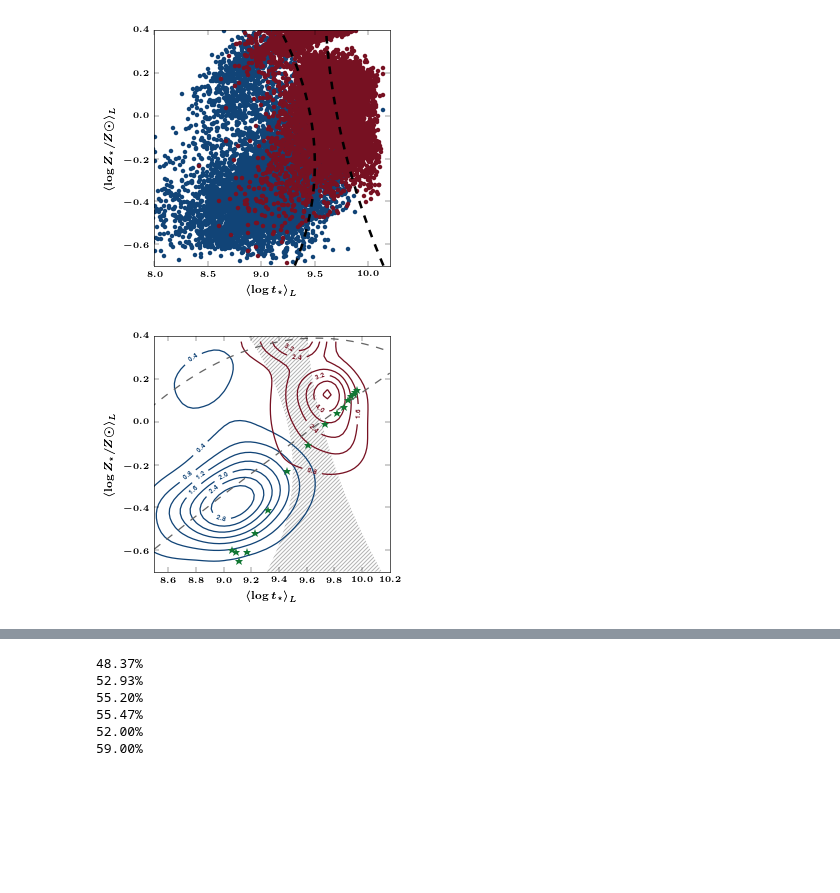
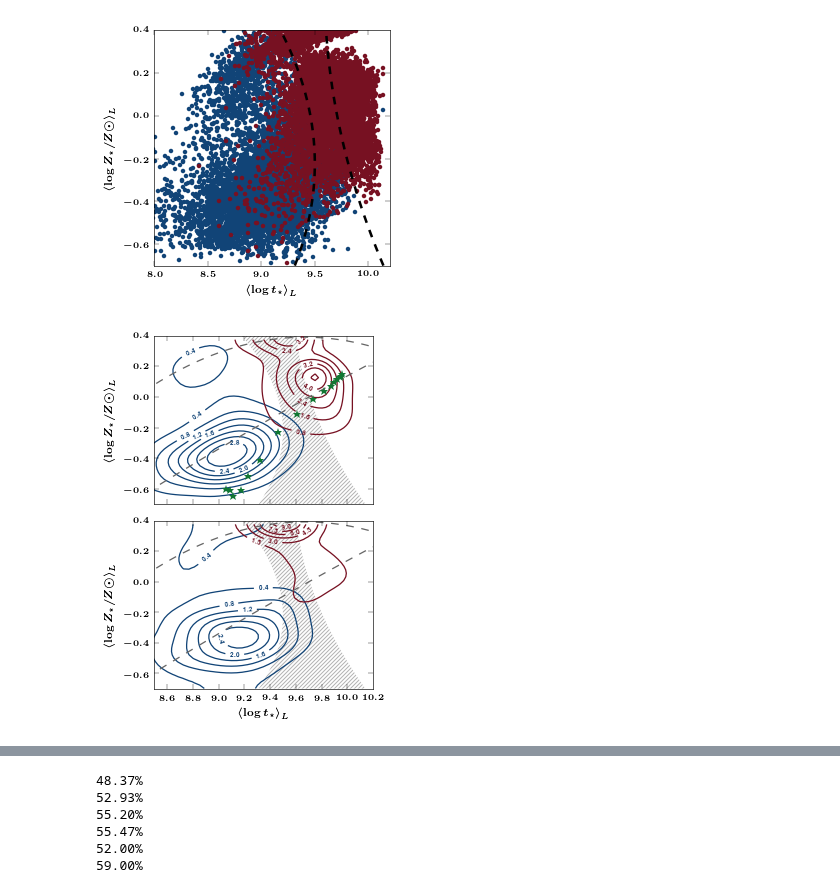
Before and after one commit to ajmejia/notebooks, a Jupyter notebook: RealDeal.ipynb, the cells around one changed output, grey strips where cells are left out. Cells and saved outputs as stored; diff of their text form; code cells hidden in the pictures; blank space fills up the shorter version.

Commit message:
joined J-PAS & SPEC versions of the AMR for a better presentation

```diff
--- a/RealDeal.ipynb
+++ b/RealDeal.ipynb
@@ -171,40 +171,62 @@ print (S[pagal, 0]>model(parr, [S[pagal, 1]])).sum()*100.0/(pagal).sum()
 93.7665782493
 [figure]
 # %%
+fig, axs = subplots(2, 1, figsize=(3.3, 4.5), sharex=True, sharey=True)
+
 xlim(8.5, 10.2)
 ylim(-0.7, 0.4)
-xlabel(par_lbs[2])
-ylabel(par_lbs[4])
+axs[1].set_xlabel(par_lbs[2])
+axs[0].set_ylabel(par_lbs[4])
+axs[1].set_ylabel(par_lbs[4])
 
-mask = (sfgal[:])
-nx, xi, xf, bsx = nbins(S[:, 0][mask])
-ny, yi, yf, bsy = nbins(S[:, 1][mask])
+nx, xi, xf, bsx = nbins(S[:, 0][sfgal])
+ny, yi, yf, bsy = nbins(S[:, 1][sfgal])
 
-H, xe, ye = histogram2d(S[:, 0][mask], S[:, 1][mask], bins=(nx, ny), normed=True)
+H, xe, ye = histogram2d(S[:, 0][sfgal], S[:, 1][sfgal], bins=(nx, ny), normed=True)
 H = gaussian_filter(H, sigma=3)
 
-cont = contour(xe[:- 1], ye[:- 1], H.T, colors=colors[0])
+cont = axs[0].contour(xe[:- 1], ye[:- 1], H.T, colors=colors[0])
 clabel(cont, fontsize=5, fmt=r"\bf %.1f", inline=True)
 
-mask = (pagal[:])
-nx, xi, xf, bsx = nbins(S[:, 0][mask])
-ny, yi, yf, bsy = nbins(S[:, 1][mask])
-
-H, xe, ye = histogram2d(S[:, 0][mask], S[:, 1][mask], bins=(nx, ny), normed=True)
+H, xe, ye = histogram2d(J[:, 0][sfgal], J[:, 1][sfgal], bins=(nx, ny), normed=True)
 H = gaussian_filter(H, sigma=3)
 
-cont = contour(xe[:- 1], ye[:- 1], H.T, colors=colors[2])
+cont = axs[1].contour(xe[:- 1], ye[:- 1], H.T, colors=colors[0])
 clabel(cont, fontsize=5, fmt=r"\bf %.1f", inline=True)
 
-#plot(model(par0, y), y, '--', lw=1, color="0.4")
-#plot(0.5*(model(pard, y)+model(parr, y)), y, '--', lw=1, color="0.4")
-fill_betweenx(y, 0.5*(model(pard, y)+model(parr, y)), model(par0, y), linewidth=0, facecolor="none", color="0.7", hatch=2*"///")
+nx, xi, xf, bsx = nbins(S[:, 0][pagal])
+ny, yi, yf, bsy = nbins(S[:, 1][pagal])
 
-plot(x, model(pc1[0], x), "--", lw=1, color="0.4")
-plot(x, model(pc2[0], x), "--", lw=1, color="0.4")
+H, xe, ye = histogram2d(S[:, 0][pagal], S[:, 1][pagal], bins=(nx, ny), normed=True)
+H = gaussian_filter(H, sigma=3)
 
-plot(galtab2[:, 4], galtab2[:, 1], "*", mfc=colors[1], mec="none")
+cont = axs[0].contour(xe[:- 1], ye[:- 1], H.T, colors=colors[2])
+clabel(cont, fontsize=5, fmt=r"\bf %.1f", inline=True)
 
-savefig(od + "AMR_SPEC")
+H, xe, ye = histogram2d(J[:, 0][pagal], J[:, 1][pagal], bins=(nx, ny), normed=True)
+H = gaussian_filter(H, sigma=3)
+
+cont = axs[1].contour(xe[:- 1], ye[:- 1], H.T, colors=colors[2])
+clabel(cont, fontsize=5, fmt=r"\bf %.1f", inline=True)
+
+axs[0].fill_betweenx(y, 0.5*(model(pard, y)+model(parr, y)), model(par0, y), linewidth=0, facecolor="none", color="0.7",
+              hatch=2*"///")
+
+axs[1].fill_betweenx(y, 0.5*(model(pard, y)+model(parr, y)), model(par0, y), linewidth=0, facecolor="none", color="0.7",
+              hatch=2*"///")
+
+pc1 = leastsq(residuals, [1, 1, 1], (S[c1m, 0], S[c1m, 1]))
+pc2 = leastsq(residuals, [1, 1, 1], (S[c2m, 0], S[c2m, 1]))
+axs[0].plot(x, model(pc1[0], x), "--", lw=1, color="0.4")
+axs[0].plot(x, model(pc2[0], x), "--", lw=1, color="0.4")
+
+axs[1].plot(x, model(pc1[0], x), "--", lw=1, color="0.4")
+axs[1].plot(x, model(pc2[0], x), "--", lw=1, color="0.4")
+
+axs[0].plot(galtab2[:, 4], galtab2[:, 1], "*", mfc=colors[1], mec="none")
+
+tight_layout()
+
+savefig(od + "AMR")
 # %% [output]
-[figure, old version]
+[figure, new version]
```
Also changed, not shown: parts of 3 cells of this notebook.
